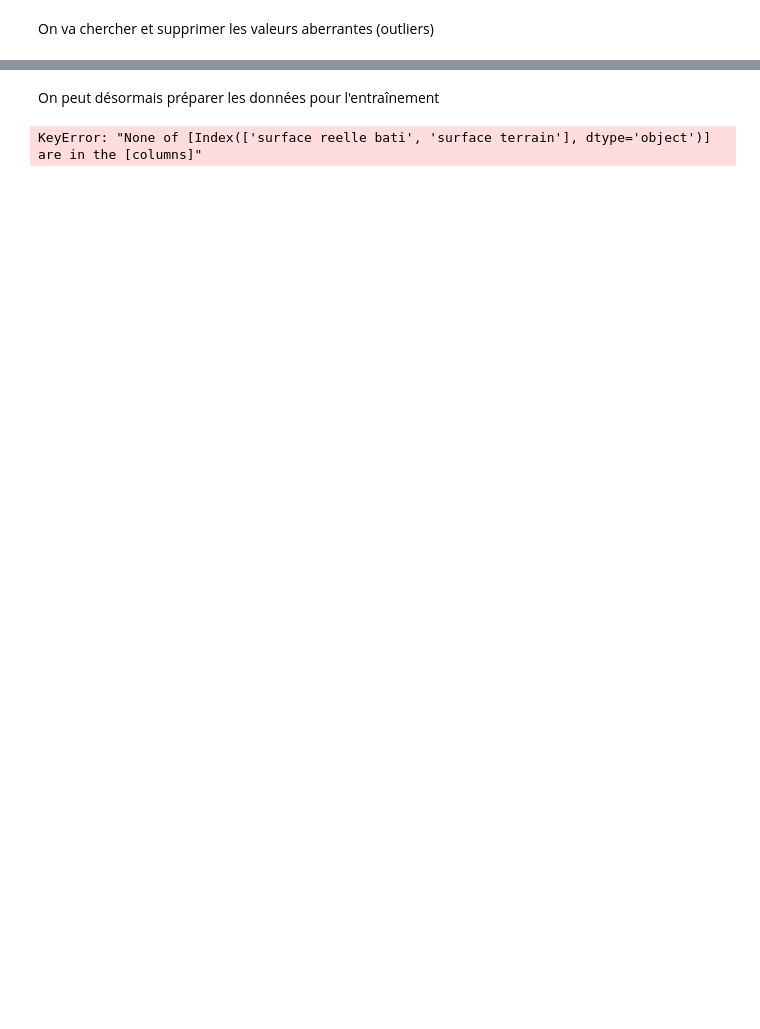
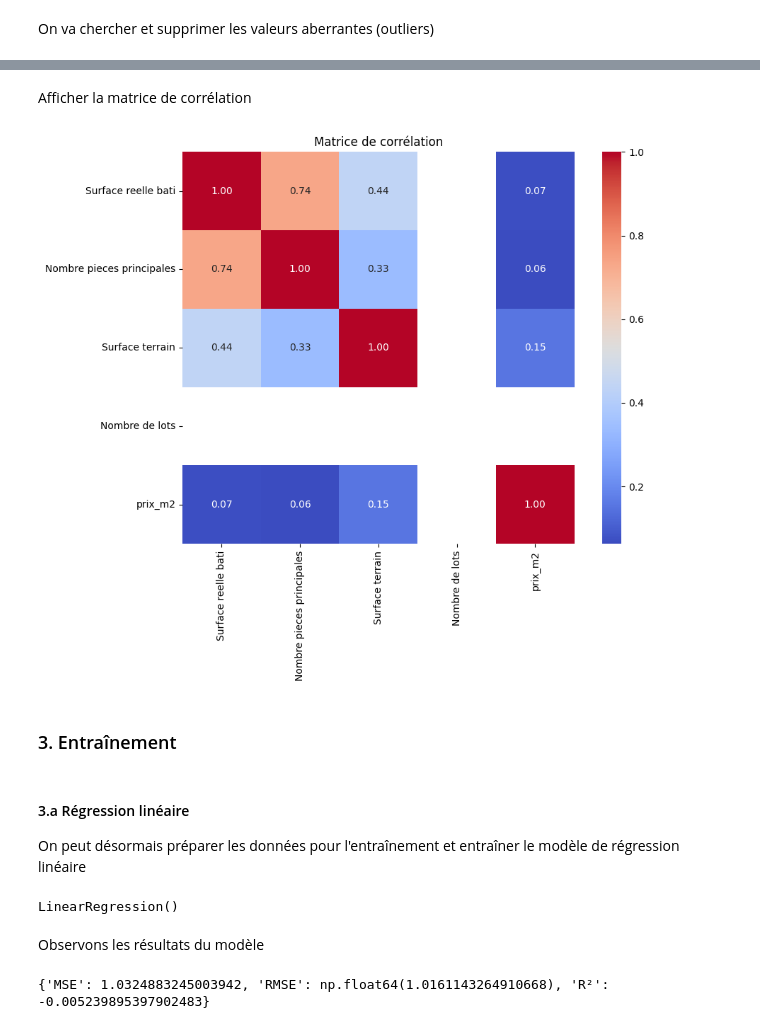
Before and after one commit to CpHeat/real-estate-prices-api, a Jupyter notebook: model_training.ipynb, the cells around one changed output, grey strips where cells are left out. Saved outputs shown, nothing was run; the diff lists cells and outputs as text; code cells hidden in the pictures; blank space fills up the shorter version.

Commit message:
model training implemented

```diff
--- a/model_training.ipynb
+++ b/model_training.ipynb
@@ -114,22 +103,54 @@ df = df[~outliers].copy()
+# %% [markdown]
+Afficher la matrice de corrélation
+# %%
+plt.figure(figsize=(10, 8))
+sns.heatmap(df.corr(numeric_only=True), annot=True, fmt=".2f", cmap="coolwarm", square=True)
+plt.title("Matrice de corrélation")
+plt.tight_layout()
+plt.show()
+# %% [output]
+[figure, added]
 # %% [markdown]
-On peut désormais préparer les données pour l'entraînement
+### 3. Entraînement
+# %% [markdown]
+#### 3.a Régression linéaire
+
+On peut désormais préparer les données pour l'entraînement et entraîner le modèle de régression linéaire
 # %%
-def train_model(i:int, model):
-    X = df[["surface reelle bati", "surface terrain"]].values
-    y = df["prix_m2"].values
+evaluation_metrics = {}
 
-    X_train, X_test, y_train, y_test = train_test_split(X, y, test_size=0.2, random_state=i)
 
-    scaler = StandardScaler()
-    X_train_scaled = scaler.fit_transform(X_train)
-    X_test_scaled = scaler.transform(X_test)
+X = df[["Surface reelle bati", "Surface terrain", "Nombre pieces principales"]].values
+y = df[["prix_m2"]].values
 
-    model.fit(X_train_scaled, y_train)
+X_train, X_test, y_train, y_test = train_test_split(X, y, test_size=0.2, random_state=78)
 
-    y_pred = model.predict(X_test_scaled)
+scaler_X = StandardScaler()
+scaler_y = StandardScaler()
 
-    return X_train, y_test, y_pred, model, scaler
+X_train_scaled = scaler_X.fit_transform(X_train)
+y_train_scaled = scaler_y.fit_transform(y_train)
+X_test_scaled = scaler_X.transform(X_test)
+y_test_scaled = scaler_y.transform(y_test)
 
-X_train, y_test, y_pred, model_linear, scaler_linear = train_model(78, LinearRegression(solver="liblinear", class_weight="balanced"))
+model = LinearRegression()
+model.fit(X_train_scaled, y_train_scaled)
 # %% [output]
-KeyError: "None of [Index(['surface reelle bati', 'surface terrain'], dtype='object')] are in the [columns]"
+LinearRegression()
+# %% [markdown]
+Observons les résultats du modèle
+# %%
+y_train_pred_scaled = model.predict(X_train_scaled)
+
+y_pred_scaled = model.predict(X_test_scaled)
+mse_train = mean_squared_error(y_test_scaled, y_pred_scaled)
+
+evaluation_metrics['LinearRegression'] = {
+    "MSE": mse_train,
+    "RMSE": np.sqrt(mse_train),
+    "R²": r2_score(y_test_scaled, y_pred_scaled)
+}
+
+print(evaluation_metrics['LinearRegression'])
+# %% [output]
+{'MSE': 1.0324883245003942, 'RMSE': np.float64(1.0161143264910668), 'R²': -0.005239895397902483}
```
Also changed, not shown: parts of 22 cells of this notebook, 8 other files.
